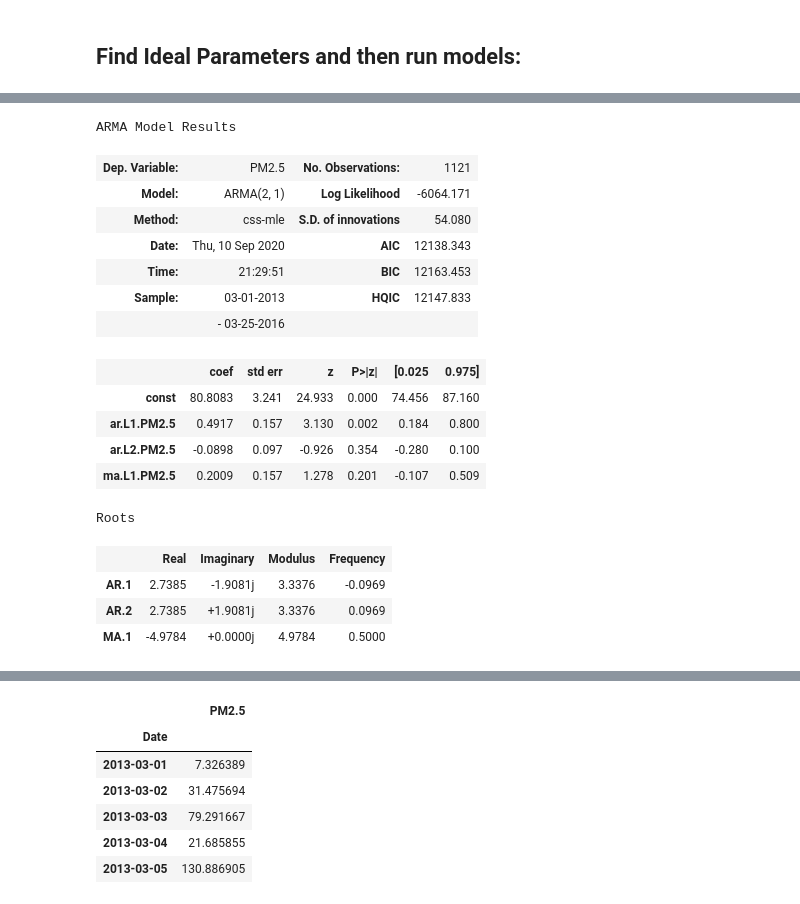
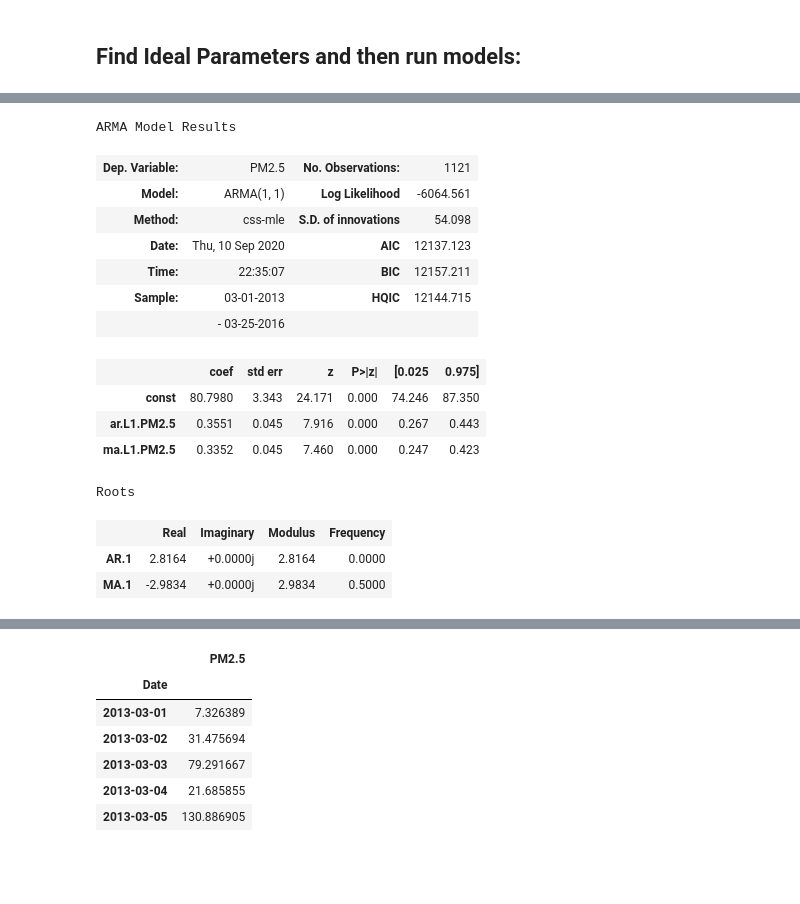
Before and after one commit to dolcikey/TimeSeriesForecasting_BeijingAirQuality, a Jupyter notebook: 003_Modeling.ipynb, the cells around one changed output, grey strips where cells are left out. Cells and saved outputs as stored; diff of their text form; code cells hidden in the pictures; blank space fills up the shorter version.

```diff
--- a/003_Modeling.ipynb
+++ b/003_Modeling.ipynb
@@ -250,26 +270,24 @@ Warnings:
 # %%
-model_arima = ARIMA(train['PM2.5'],order=(2,0,1))
+model_arima = ARIMA(train['PM2.5'],order=(1,0,1))
 results = model_arima.fit()
 results.summary()
 # %% [output]
 ARMA Model Results
 | Dep. Variable: | PM2.5 | No. Observations: | 1121 |
-| Model: | ARMA(2, 1) | Log Likelihood | -6064.171 |
-| Method: | css-mle | S.D. of innovations | 54.080 |
-| Date: | Thu, 10 Sep 2020 | AIC | 12138.343 |
-| Time: | 21:29:51 | BIC | 12163.453 |
-| Sample: | 03-01-2013 | HQIC | 12147.833 |
+| Model: | ARMA(1, 1) | Log Likelihood | -6064.561 |
+| Method: | css-mle | S.D. of innovations | 54.098 |
+| Date: | Thu, 10 Sep 2020 | AIC | 12137.123 |
+| Time: | 22:35:07 | BIC | 12157.211 |
+| Sample: | 03-01-2013 | HQIC | 12144.715 |
 |  | - 03-25-2016 |  |  |
 |  | coef | std err | z | P>|z| | [0.025 | 0.975] |
-| const | 80.8083 | 3.241 | 24.933 | 0.000 | 74.456 | 87.160 |
-| ar.L1.PM2.5 | 0.4917 | 0.157 | 3.130 | 0.002 | 0.184 | 0.800 |
-| ar.L2.PM2.5 | -0.0898 | 0.097 | -0.926 | 0.354 | -0.280 | 0.100 |
-| ma.L1.PM2.5 | 0.2009 | 0.157 | 1.278 | 0.201 | -0.107 | 0.509 |
+| const | 80.7980 | 3.343 | 24.171 | 0.000 | 74.246 | 87.350 |
+| ar.L1.PM2.5 | 0.3551 | 0.045 | 7.916 | 0.000 | 0.267 | 0.443 |
+| ma.L1.PM2.5 | 0.3352 | 0.045 | 7.460 | 0.000 | 0.247 | 0.423 |
 Roots
 |  | Real | Imaginary | Modulus | Frequency |
-| AR.1 | 2.7385 | -1.9081j | 3.3376 | -0.0969 |
-| AR.2 | 2.7385 | +1.9081j | 3.3376 | 0.0969 |
-| MA.1 | -4.9784 | +0.0000j | 4.9784 | 0.5000 |
+| AR.1 | 2.8164 | +0.0000j | 2.8164 | 0.0000 |
+| MA.1 | -2.9834 | +0.0000j | 2.9834 | 0.5000 |
 # %%
 # Get predicted values
 
```
Also changed, not shown: parts of 51 cells of this notebook.
